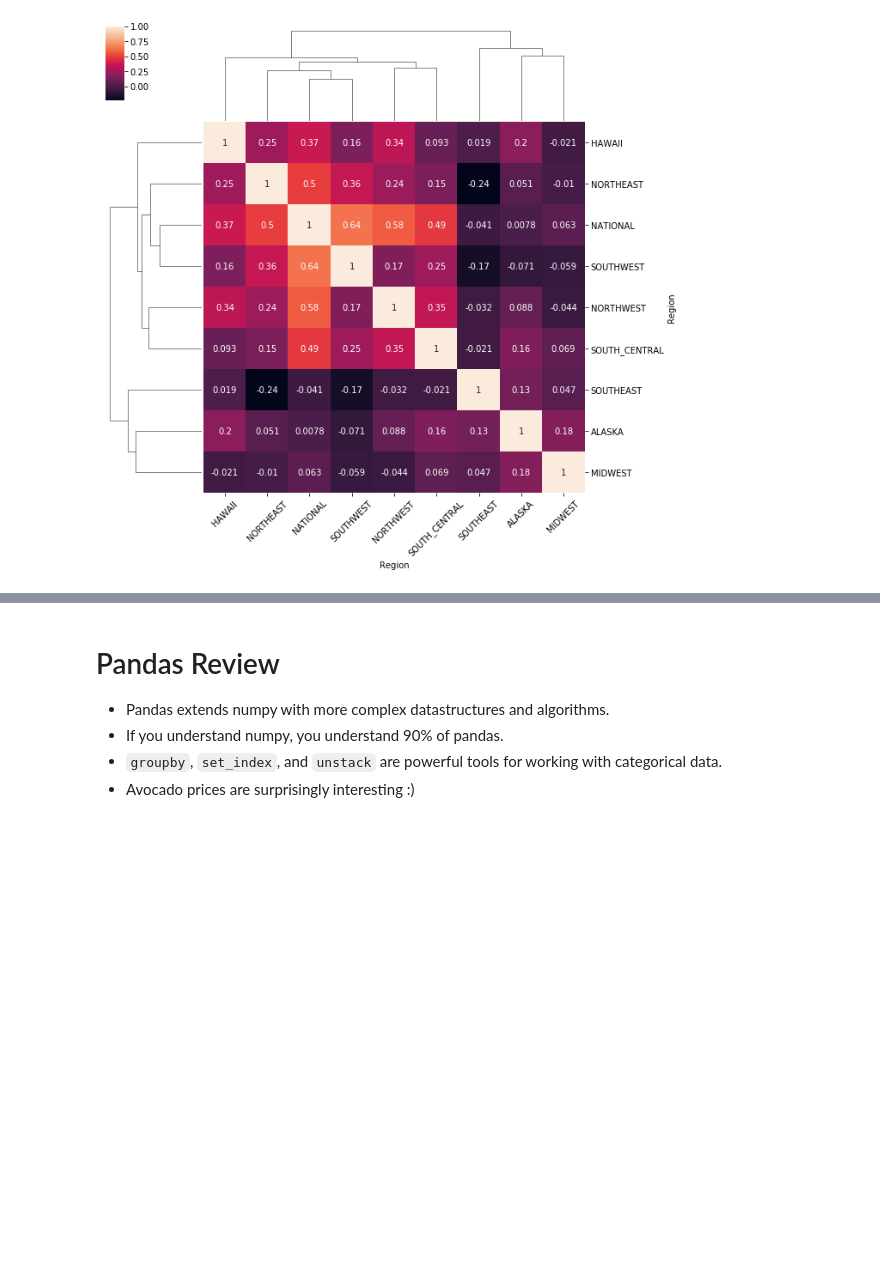
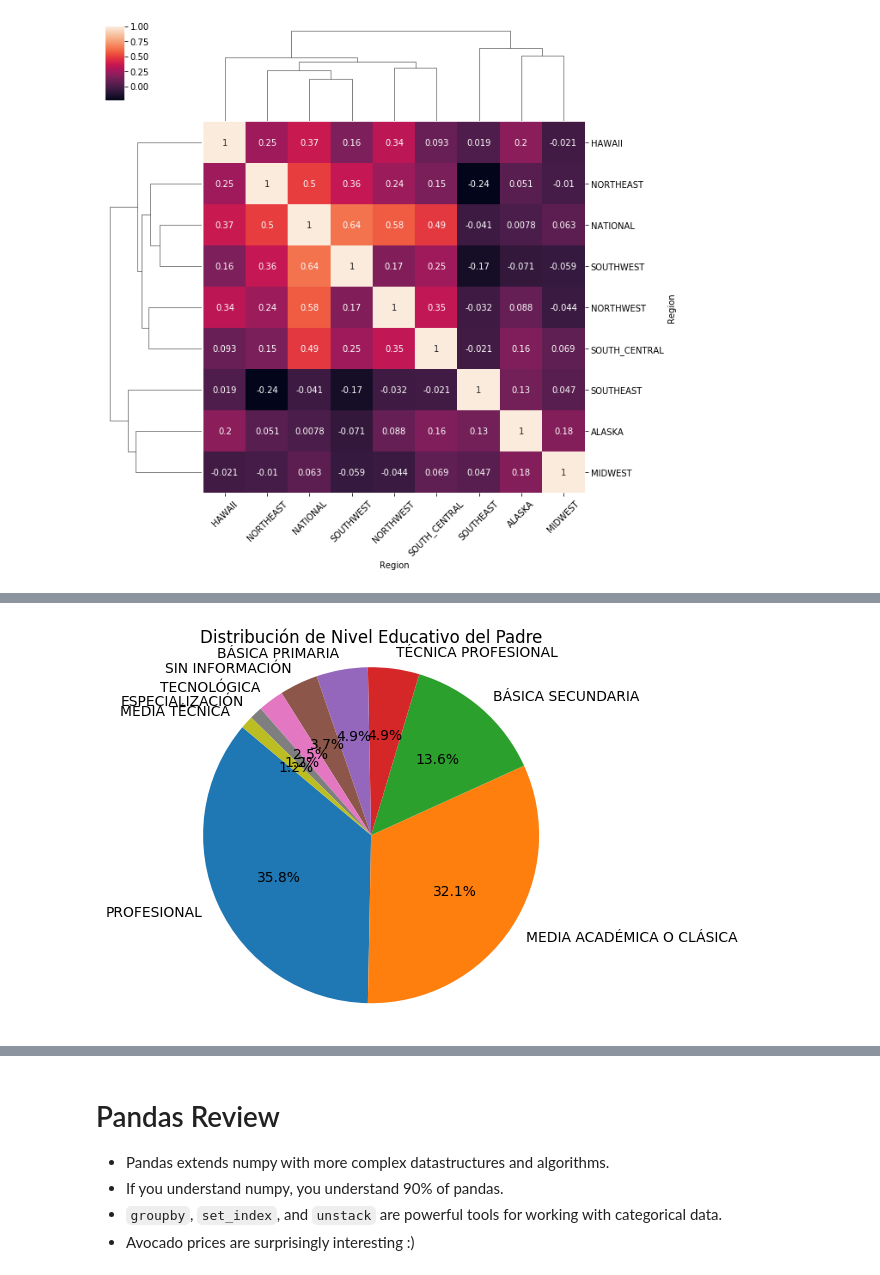
Before and after one commit to jorianom/MetNumUN2023II, a Jupyter notebook: Lab2/jorianom_Lab2.ipynb, the cells around one changed output, grey strips where cells are left out. Drawn from its saved outputs; the diff is of its cells as text; code cells hidden in the pictures; blank space fills up the shorter version.

```diff
--- a/Lab2/jorianom_Lab2.ipynb
+++ b/Lab2/jorianom_Lab2.ipynb
@@ -1642,0 +1714,8 @@ ax.set_xticklabels(ax.get_xticklabels(), rotation=45);
+# %%
+edu_counts = df['Nivel Educativo del Padre'].value_counts()
+plt.pie(edu_counts, labels=edu_counts.index, autopct='%1.1f%%', startangle=140)
+plt.axis('equal')
+plt.title('Distribución de Nivel Educativo del Padre')
+plt.show()
+# %% [output]
+[figure, added]
```
Also changed, not shown: parts of 5 cells of this notebook.
